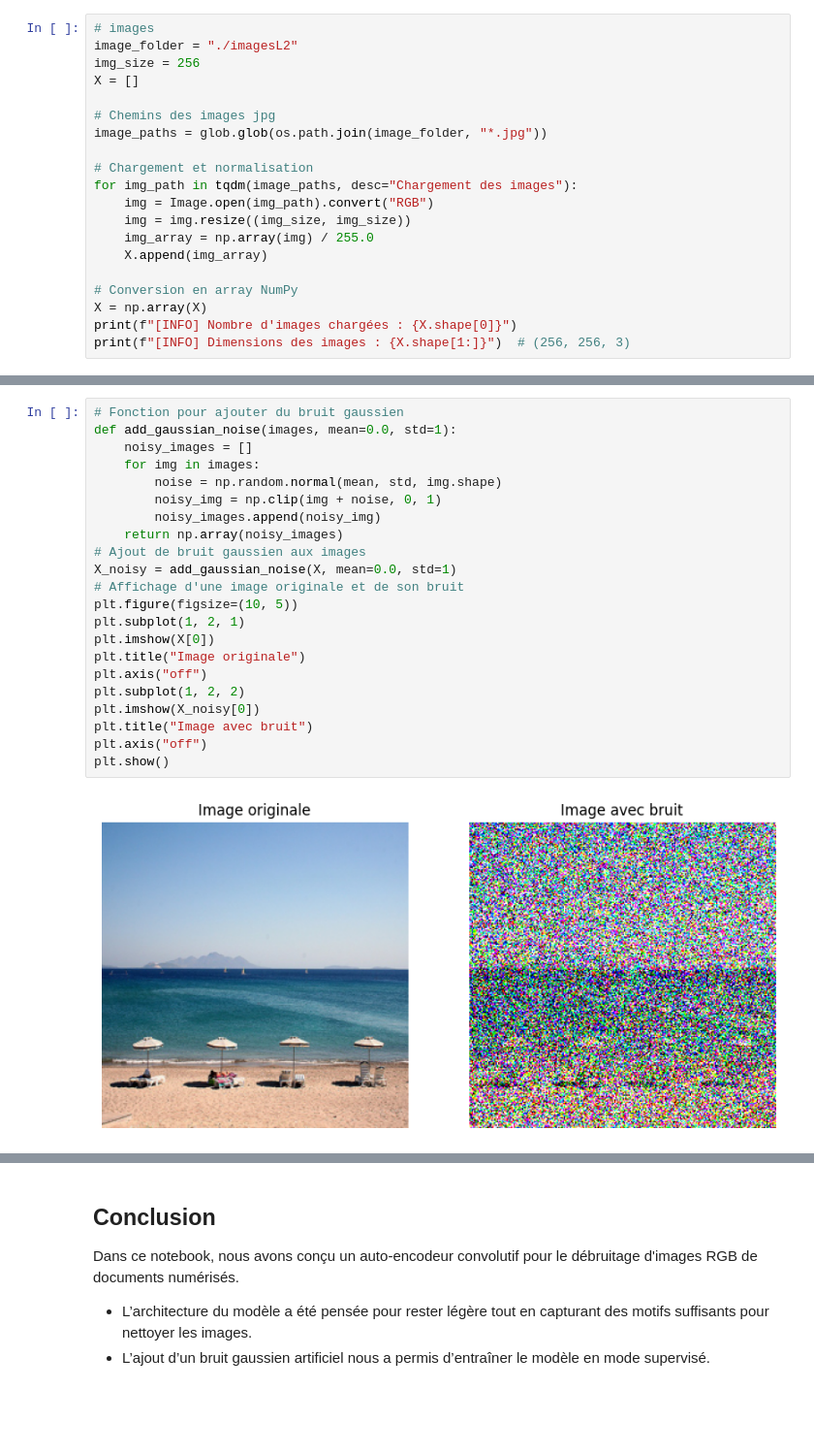
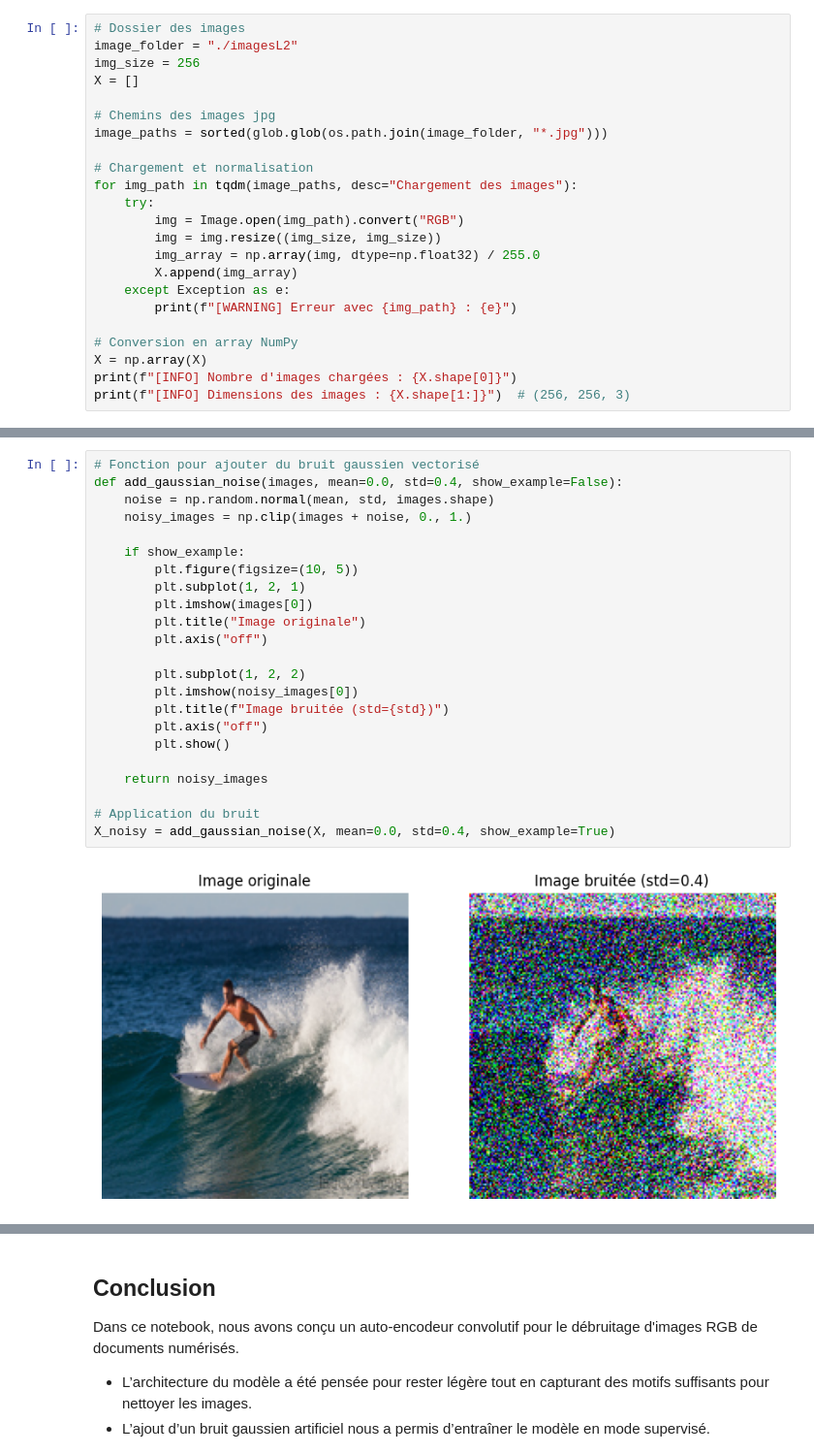
Before and after one commit to clementfornes13/leyenda_project, a Jupyter notebook: Livrable 2.ipynb, the cells around one changed output, grey strips where cells are left out. Shown at 97% size. Cells and saved outputs as stored; diff of their text form; blank space fills up the shorter version.

```diff
--- a/Livrable 2.ipynb
+++ b/Livrable 2.ipynb
@@ -14,18 +14,21 @@ from tensorflow.keras.callbacks import EarlyStopping, ReduceLROnPlateau
 # %%
-# images
+# Dossier des images
 image_folder = "./imagesL2"
 img_size = 256
 X = []
 
 # Chemins des images jpg
-image_paths = glob.glob(os.path.join(image_folder, "*.jpg"))
+image_paths = sorted(glob.glob(os.path.join(image_folder, "*.jpg")))
 
 # Chargement et normalisation
 for img_path in tqdm(image_paths, desc="Chargement des images"):
-    img = Image.open(img_path).convert("RGB")
-    img = img.resize((img_size, img_size))
-    img_array = np.array(img) / 255.0
-    X.append(img_array)
+    try:
+        img = Image.open(img_path).convert("RGB")
+        img = img.resize((img_size, img_size))
+        img_array = np.array(img, dtype=np.float32) / 255.0
+        X.append(img_array)
+    except Exception as e:
+        print(f"[WARNING] Erreur avec {img_path} : {e}")
 
 # Conversion en array NumPy
 X = np.array(X)
@@ -37,24 +40,25 @@ print(f"[INFO] Dimensions des images : {X.shape[1:]}")  # (256, 256, 3)
 # %%
-# Fonction pour ajouter du bruit gaussien
-def add_gaussian_noise(images, mean=0.0, std=1):
-    noisy_images = []
-    for img in images:
-        noise = np.random.normal(mean, std, img.shape)
-        noisy_img = np.clip(img + noise, 0, 1)
-        noisy_images.append(noisy_img)
-    return np.array(noisy_images)
-# Ajout de bruit gaussien aux images
-X_noisy = add_gaussian_noise(X, mean=0.0, std=1)
-# Affichage d'une image originale et de son bruit
-plt.figure(figsize=(10, 5))
-plt.subplot(1, 2, 1)
-plt.imshow(X[0])
-plt.title("Image originale")
-plt.axis("off")
-plt.subplot(1, 2, 2)
-plt.imshow(X_noisy[0])
-plt.title("Image avec bruit")
-plt.axis("off")
-plt.show()
+# Fonction pour ajouter du bruit gaussien vectorisé
+def add_gaussian_noise(images, mean=0.0, std=0.4, show_example=False):
+    noise = np.random.normal(mean, std, images.shape)
+    noisy_images = np.clip(images + noise, 0., 1.)
+
+    if show_example:
+        plt.figure(figsize=(10, 5))
+        plt.subplot(1, 2, 1)
+        plt.imshow(images[0])
+        plt.title("Image originale")
+        plt.axis("off")
+
+        plt.subplot(1, 2, 2)
+        plt.imshow(noisy_images[0])
+        plt.title(f"Image bruitée (std={std})")
+        plt.axis("off")
+        plt.show()
+
+    return noisy_images
+
+# Application du bruit
+X_noisy = add_gaussian_noise(X, mean=0.0, std=0.4, show_example=True)
 # %% [output]
-[figure, old version]
+[figure, new version]
```
Also changed, not shown: parts of 8 cells of this notebook.
